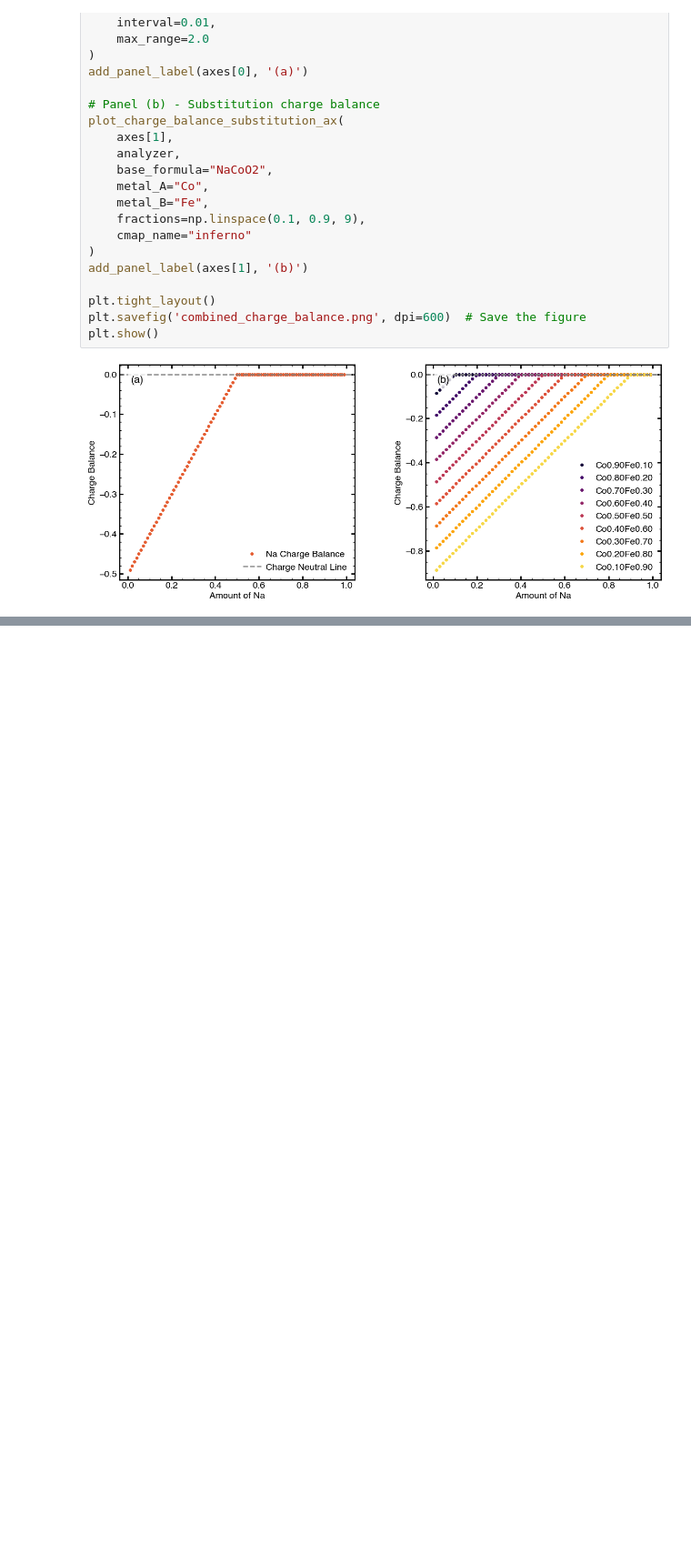
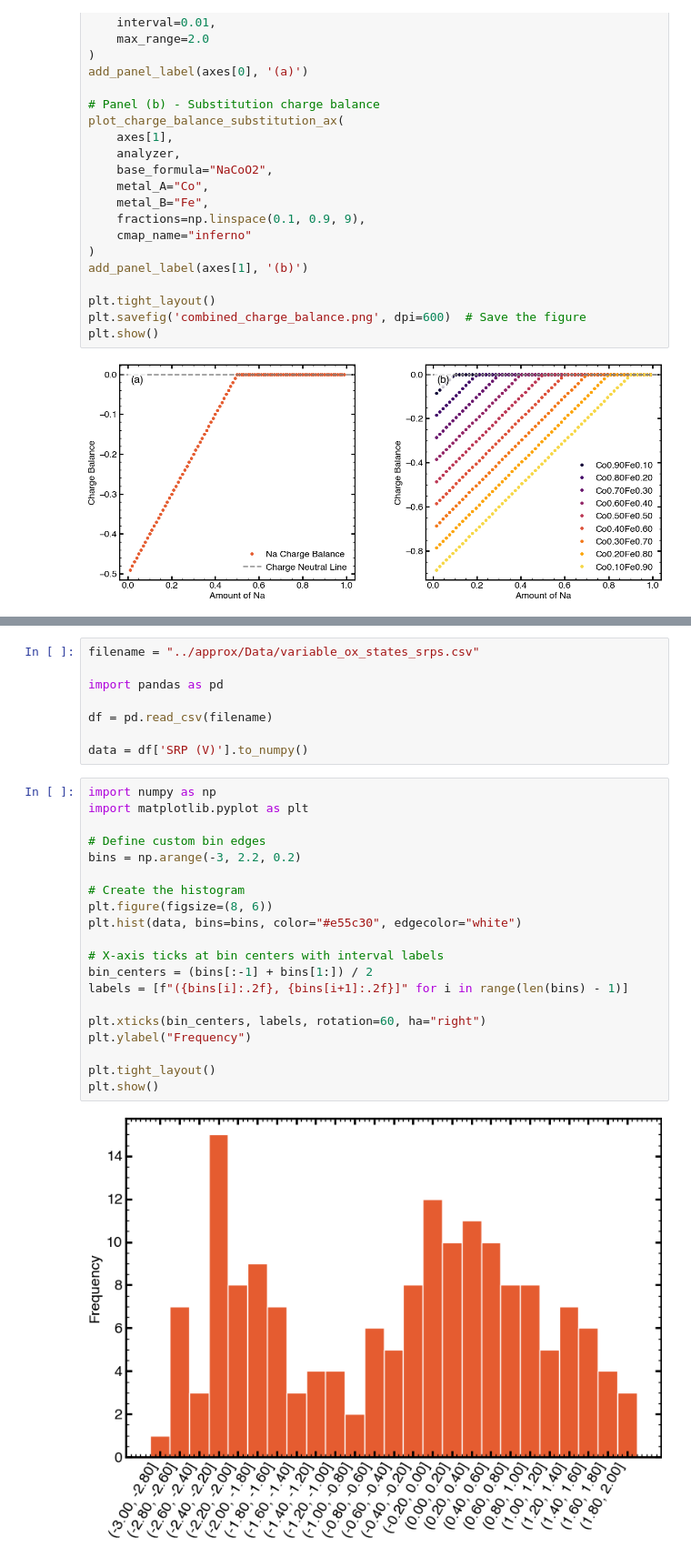
Before and after one commit to RedHorizonss/apprOXimate, a Jupyter notebook: plotting_notebooks/publication_plots.ipynb, the cells around one changed output, grey strips where cells are left out. Shown at 91% size. Cells and saved outputs as stored; diff of their text form; blank space fills up the shorter version.

Commit message:
plotting code

```diff
--- a/plotting_notebooks/publication_plots.ipynb
+++ b/plotting_notebooks/publication_plots.ipynb
@@ -89,0 +90,30 @@ plt.show()
+# %%
+filename = "../approx/Data/variable_ox_states_srps.csv"
+
+import pandas as pd
+
+df = pd.read_csv(filename)
+
+data = df['SRP (V)'].to_numpy()
+# %%
+import numpy as np
+import matplotlib.pyplot as plt
+
+# Define custom bin edges
+bins = np.arange(-3, 2.2, 0.2)
+
+# Create the histogram
+plt.figure(figsize=(8, 6))
+plt.hist(data, bins=bins, color="#e55c30", edgecolor="white")
+
+# X-axis ticks at bin centers with interval labels
+bin_centers = (bins[:-1] + bins[1:]) / 2
+labels = [f"({bins[i]:.2f}, {bins[i+1]:.2f}]" for i in range(len(bins) - 1)]
+
+plt.xticks(bin_centers, labels, rotation=60, ha="right")
+plt.ylabel("Frequency")
+
+plt.tight_layout()
+plt.show()
+# %% [output]
+[figure, added]
```
Also changed, not shown: parts of 6 cells of this notebook, 5 other files.
